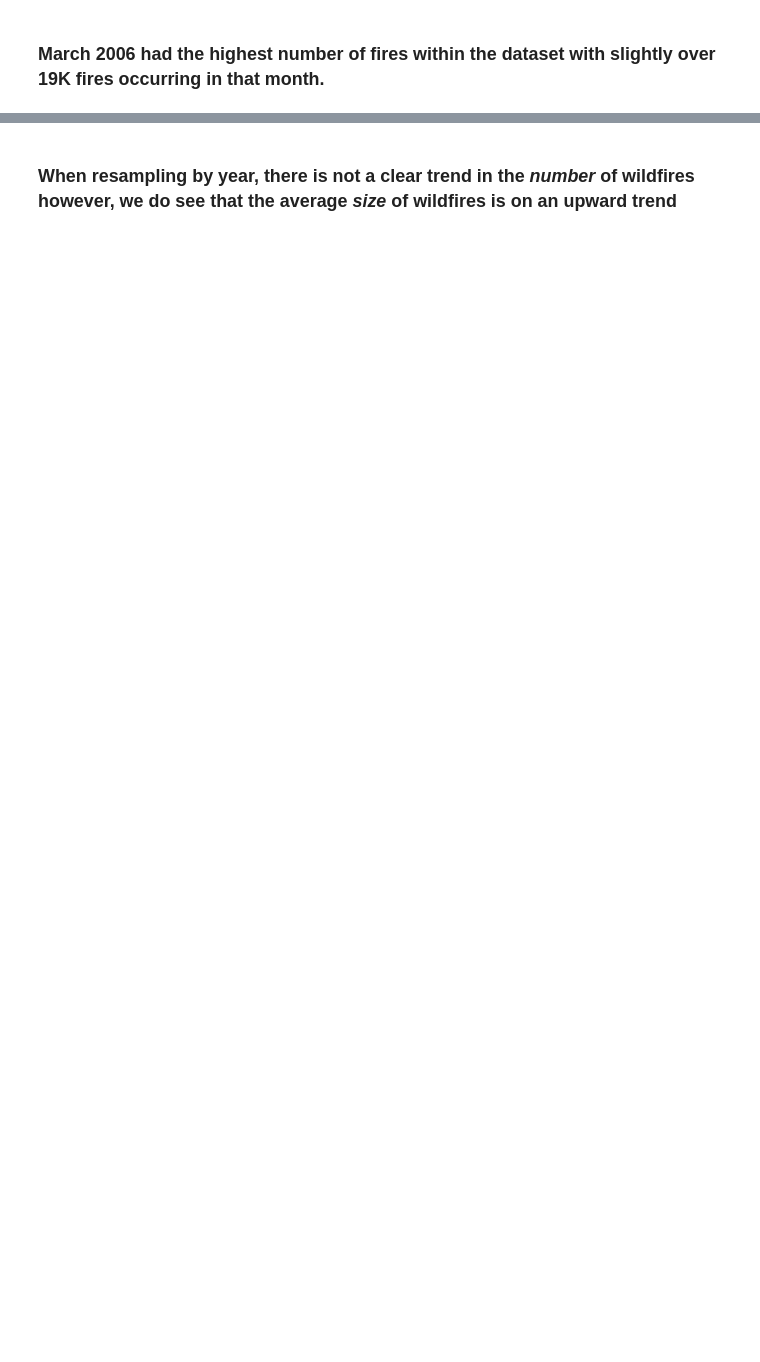
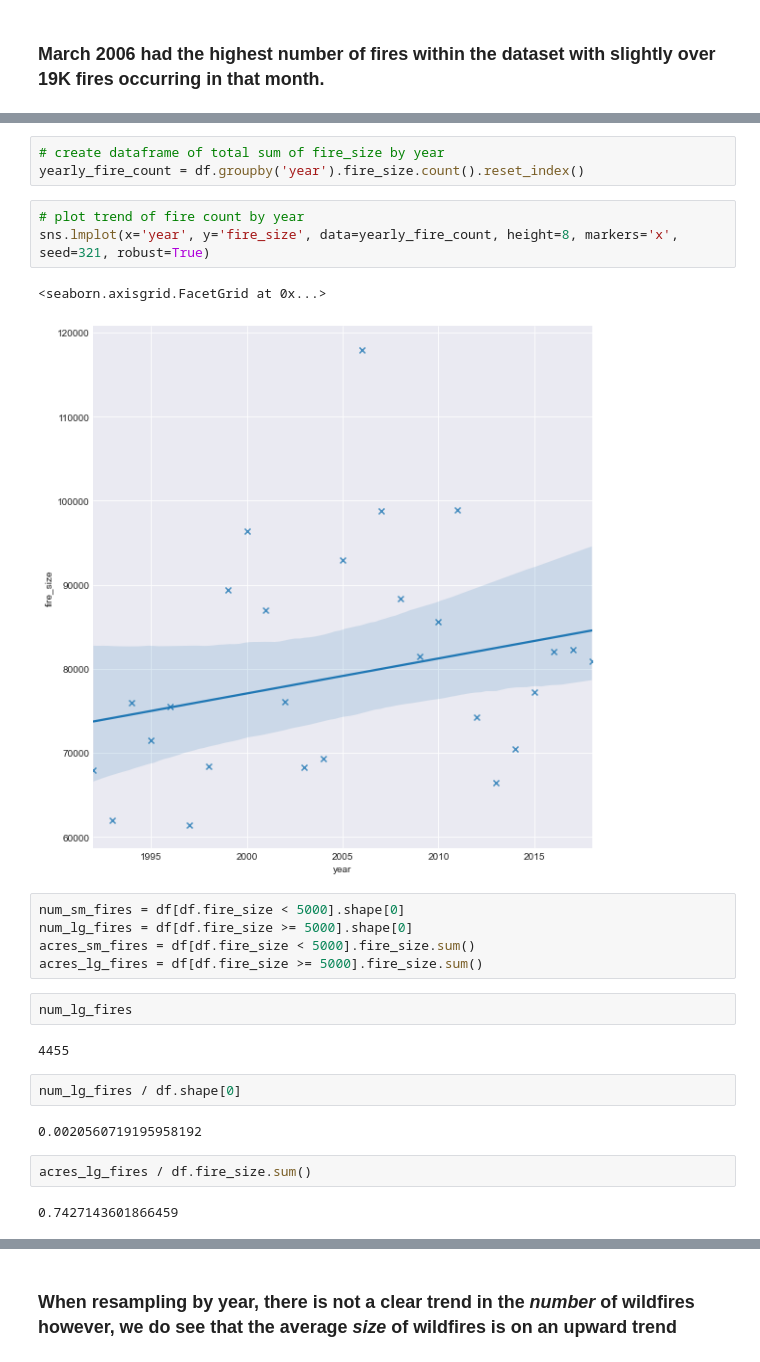
Before and after one commit to Dames-Researching-Flames/Sound-the-Alarm, a Jupyter notebook: Individual Works/lori_explore.ipynb, the cells around one changed output, grey strips where cells are left out. Drawn from its saved outputs; the diff is of its cells as text; blank space fills up the shorter version.

```diff
--- a/Individual Works/lori_explore.ipynb
+++ b/Individual Works/lori_explore.ipynb
@@ -149,0 +331,26 @@ df.resample('Y').fire_size.mean().plot()
+# %%
+# create dataframe of total sum of fire_size by year
+yearly_fire_count = df.groupby('year').fire_size.count().reset_index()
+# %%
+# plot trend of fire count by year
+sns.lmplot(x='year', y='fire_size', data=yearly_fire_count, height=8, markers='x', seed=321, robust=True)
+# %% [output]
+<seaborn.axisgrid.FacetGrid at 0x...>
+[figure, added]
+# %%
+num_sm_fires = df[df.fire_size < 5000].shape[0]
+num_lg_fires = df[df.fire_size >= 5000].shape[0]
+acres_sm_fires = df[df.fire_size < 5000].fire_size.sum()
+acres_lg_fires = df[df.fire_size >= 5000].fire_size.sum()
+# %%
+num_lg_fires
+# %% [output]
+4455
+# %%
+num_lg_fires / df.shape[0]
+# %% [output]
+0.0020560719195958192
+# %%
+acres_lg_fires / df.fire_size.sum()
+# %% [output]
+0.7427143601866459
```
Also changed, not shown: parts of 83 cells of this notebook.
